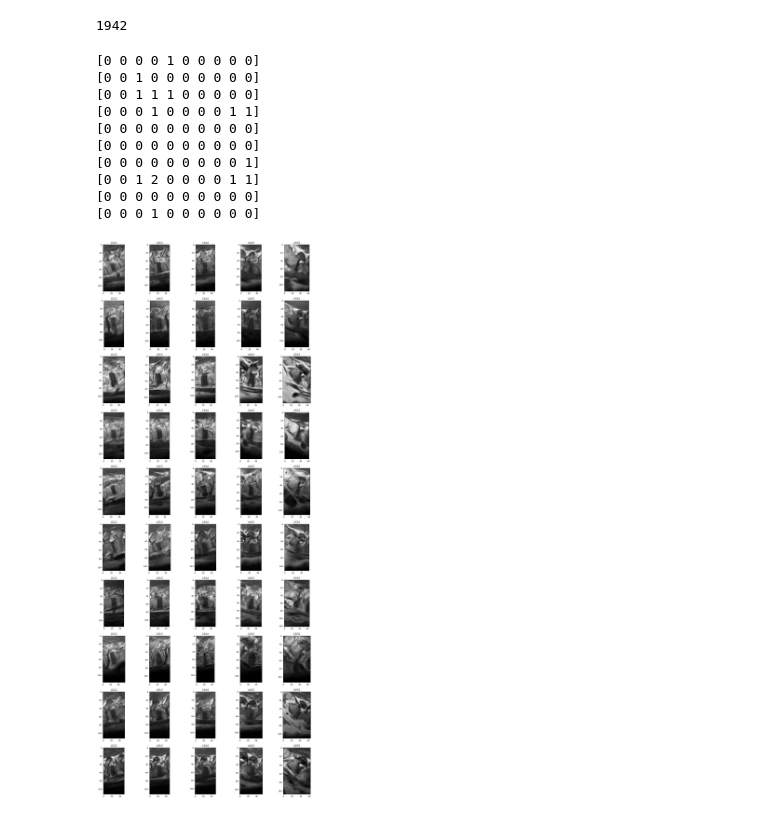
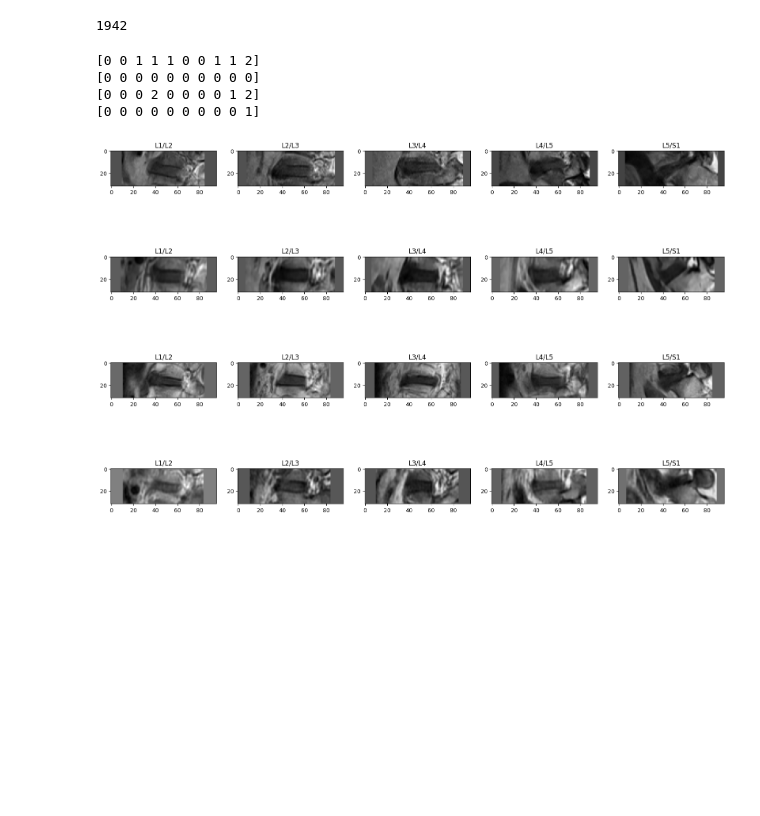
Before and after one commit to ivadomed/lumbar-classification-rsna-challenge-2024, a Jupyter notebook: notebook/totalspineseg.ipynb, the cells around one changed output. Cells and saved outputs as stored; diff of their text form; code cells hidden in the pictures; blank space fills up the shorter version.

```diff
--- a/notebook/totalspineseg.ipynb
+++ b/notebook/totalspineseg.ipynb
@@ -229,7 +238,12 @@ seg_paths.sort()
 
 # train_vols, val_vols, train_seg, val_seg = train_test_split(vol_paths, seg_paths, test_size=0.3)
 
-dataset = SpinalCanalStenosisDataset(vol_paths=vol_paths, seg_paths=seg_paths, transform=transform)
+dataset = SpinalCanalStenosisDataset(
+    vol_paths=vol_paths,
+    seg_paths=seg_paths,
+    transform=transform
+)
+
 len(dataset)
 # %% [output]
 1935
@@ -246,12 +252,13 @@ levels = ["L1/L2", "L2/L3", "L3/L4", "L4/L5", "L5/S1"]
 fig, ax = plt.subplots(nrows=10, ncols=5, figsize=(20, 50))
 
 for k in range(10):
-    patches, patches_seg, label = dataset.__getitem__(np.random.randint(1354))
+    patches, patches_seg, label = dataset.__getitem__(np.random.randint(len(dataset)))
     print(label)
     for i, level in enumerate(levels):
         patch = patches[level]
         patch_seg = patches_seg[level]
         c, d, h, w = patch.shape
-        ax[k, i].imshow(torch.cat((patch[0, d//2], patch_seg[0, d//2]), dim=1), cmap="gray")
+        # ax[k, i].imshow(torch.cat((patch[0, d//2], patch_seg[0, d//2]), dim=1), cmap="gray")
+        ax[k, i].imshow(patch[0, d//2], cmap="gray")
         ax[k, i].set_title(levels[i])
 # %% [output]
@@ -271,7 +278,7 @@ loader = DataLoader(dataset)
 # %%
 _, _, label = next(iter(loader))
 # %%
-def patch_extraction2(vol, mask, d=2, h=20, w=20):
+def patch_extraction2(vol, mask, d=10, h=20, w=20):
     """
     Extract a ROI from a volume with a given segmentation mask.
 
@@ -372,4 +385,12 @@ class ForaminalNarrowingDataset(Dataset):
 # %%
+transform = Compose(
+    [
+        NormalizeIntensityd(keys=["L1/L2", "L2/L3", "L3/L4", "L4/L5", "L5/S1"]),
+        ResizeWithPadOrCropd(keys=["L1/L2", "L2/L3", "L3/L4", "L4/L5", "L5/S1"],
+                             spatial_size=(10, 32, 96)),
+    ]
+)
+
 root_dir="../../TotalSpineSeg"
 vol_paths = glob.glob(root_dir + "/data/sub*T1w.nii.gz")
 seg_paths = glob.glob(root_dir+"/output/step2_output/*T1w.nii.gz")
@@ -379,31 +400,27 @@ seg_paths.sort()
 
 # train_vols, val_vols, train_seg, val_seg = train_test_split(vol_paths, seg_paths, test_size=0.3)
 
-dataset = ForaminalNarrowingDataset(vol_paths=vol_paths, seg_paths=seg_paths, transform=None)
+dataset = ForaminalNarrowingDataset(vol_paths=vol_paths, seg_paths=seg_paths, transform=transform)
 len(dataset)
 # %% [output]
 1942
 # %%
 levels = ["L1/L2", "L2/L3", "L3/L4", "L4/L5", "L5/S1"]
-fig, ax = plt.subplots(nrows=10, ncols=5, figsize=(20, 50))
+nrows = 4
+fig, ax = plt.subplots(nrows=nrows, ncols=5, figsize=(20, nrows*10/3))
 
-for k in range(10):
-    patches, label = dataset.__getitem__(np.random.randint(1354))
+for k in range(nrows):
+    patches_left, patches_right, label = dataset.__getitem__(np.random.randint(1354))
     print(label)
     for i, level in enumerate(levels):
-        patch = patches[level]
+        patch = patches_left[level]
         c, d, h, w = patch.shape
-        ax[k, i].imshow(patch[0, d//2], cmap="gray")
+        # print(c, d, h, w)
+        ax[k, i].imshow(patch[0, 2], cmap="gray")
         ax[k, i].set_title(levels[i])
 # %% [output]
-[0 0 0 0 1 0 0 0 0 0]
-[0 0 1 0 0 0 0 0 0 0]
-[0 0 1 1 1 0 0 0 0 0]
-[0 0 0 1 0 0 0 0 1 1]
+[0 0 1 1 1 0 0 1 1 2]
 [0 0 0 0 0 0 0 0 0 0]
-[0 0 0 0 0 0 0 0 0 0]
+[0 0 0 2 0 0 0 0 1 2]
 [0 0 0 0 0 0 0 0 0 1]
-[0 0 1 2 0 0 0 0 1 1]
-[0 0 0 0 0 0 0 0 0 0]
-[0 0 0 1 0 0 0 0 0 0]
-[figure, old version]
+[figure, new version]
```
Also changed, not shown: parts of 13 cells of this notebook, 1 other file.
